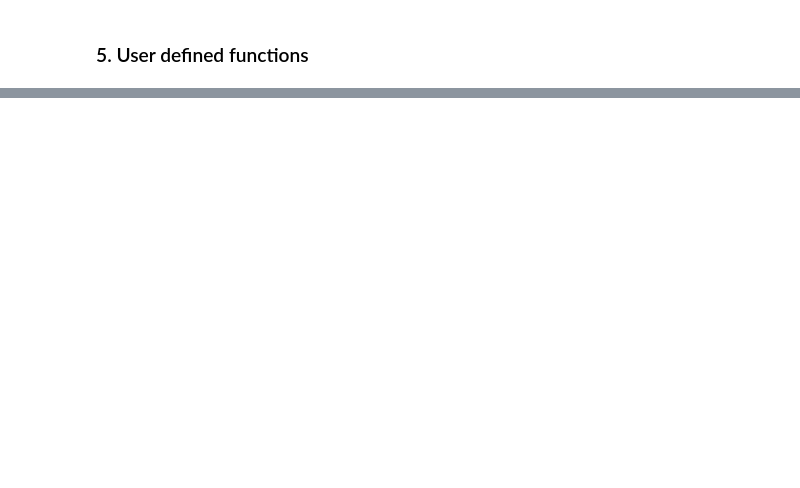
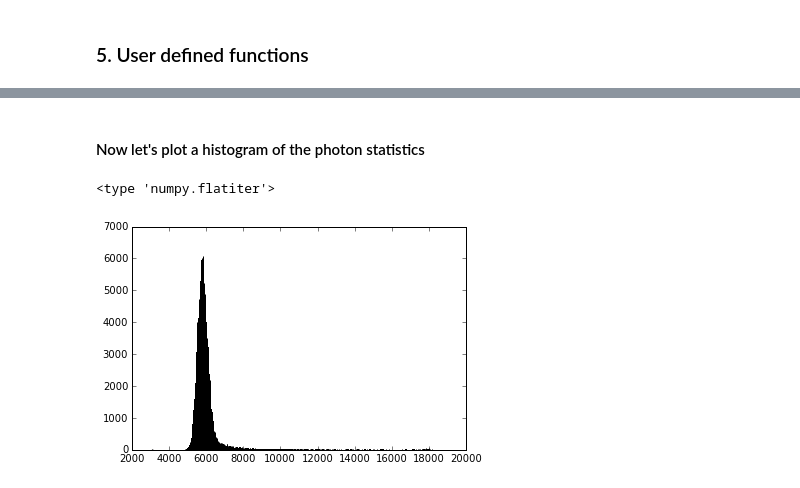
Before and after one commit to OttoStruve/A_quick_intro_to_Python_for_Astronomers, a Jupyter notebook: Intro_to_Pyton_for_Astronomers.ipynb, the cells around one changed output, grey strips where cells are left out. Drawn from its saved outputs; the diff is of its cells as text; code cells hidden in the pictures; blank space fills up the shorter version.

```diff
--- a/Intro_to_Pyton_for_Astronomers.ipynb
+++ b/Intro_to_Pyton_for_Astronomers.ipynb
@@ -106,0 +222,5 @@ print b[0,:]
+# %%
+from astropy.io import fits
+
+hdu_list = fits.open('ngc720j.fits')
+hdu_list.info()
@@ -106,0 +231,4 @@ print b[0,:]
+# %%
+# The data in read in as a numpy array:
+image_data = hdu_list[0].data
+print(type(image_data))
@@ -106,0 +266,11 @@ print b[0,:]
+# %% [markdown]
+#### Now let's plot a histogram of the photon statistics
+# %%
+print(type(image_data.flat))
+# %% [output]
+<type 'numpy.flatiter'>
+# %%
+NBINS = 1000
+histogram = plt.hist(image_data.flat, NBINS)
+# %% [output]
+[figure, added]
```
Also changed, not shown: parts of 43 cells of this notebook, 3 other files.
